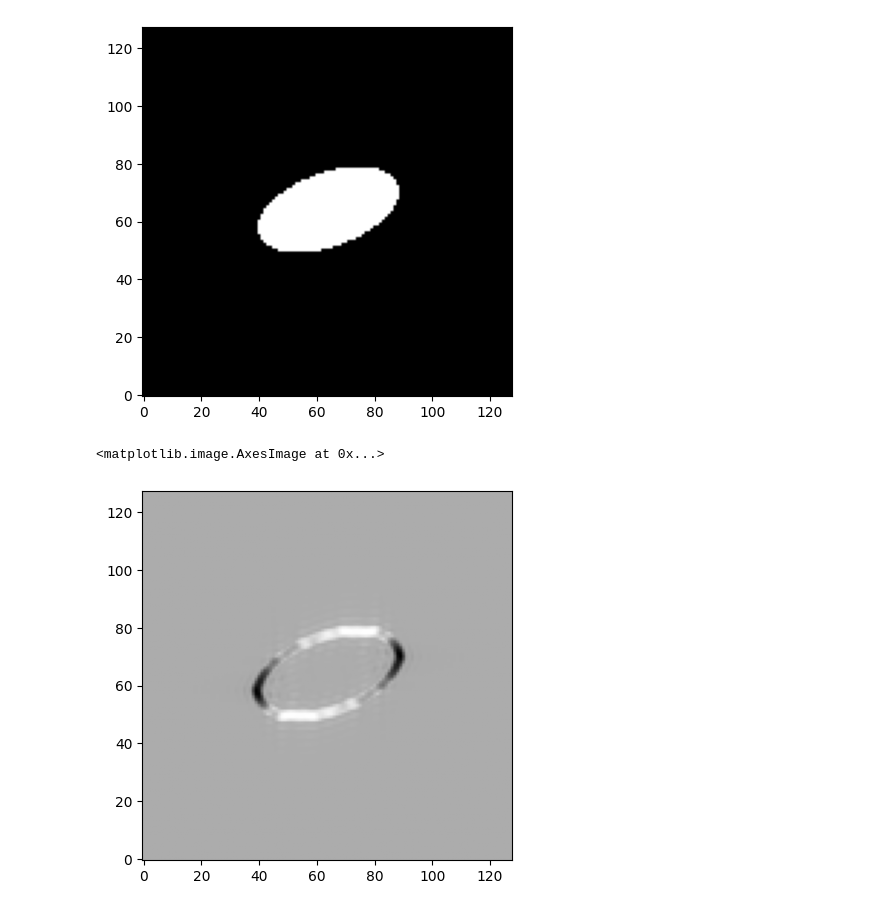
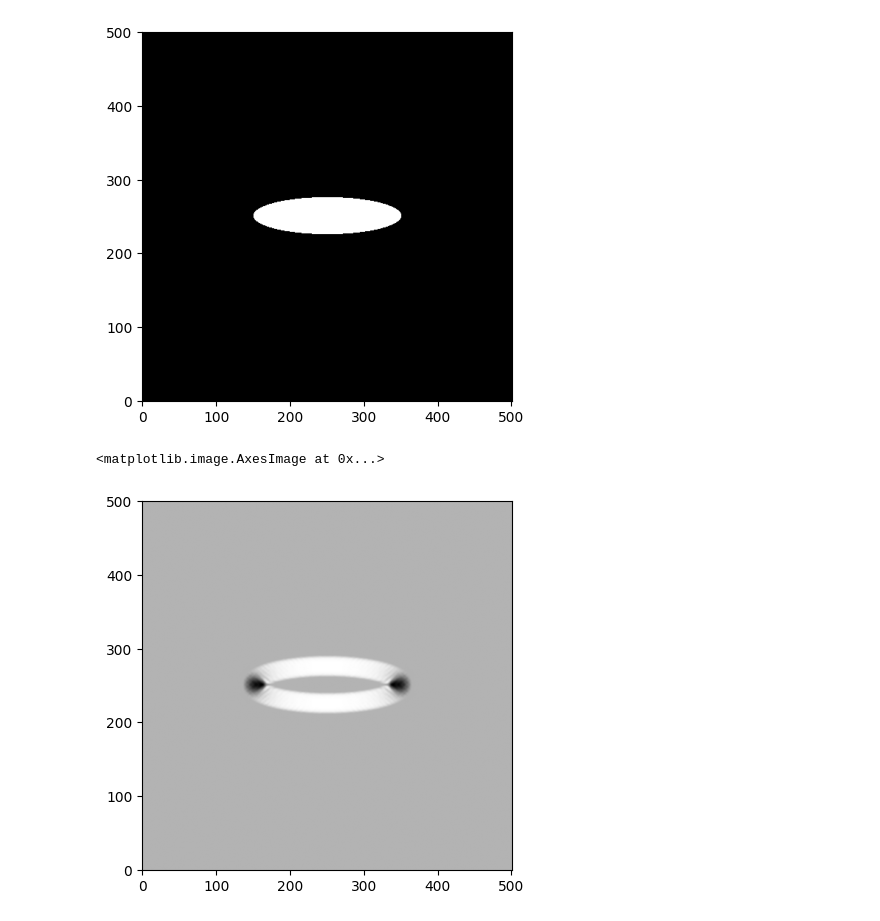
Before and after one commit to RodionovSA/metarcwa, a Jupyter notebook: test_solver.ipynb, the cells around one changed output. Saved outputs shown, nothing was run; the diff lists cells and outputs as text; code cells hidden in the pictures.

```diff
--- a/test_solver.ipynb
+++ b/test_solver.ipynb
@@ -13,52 +13,52 @@ dtype = torch.float64
 backend = TorchBackend(device=device, dtype=dtype)
 
 period = (500, 500)
-grid = (128, 128)
-M, N = 11, 11
+grid = (501, 501)
+M, N = 41, 41
 
 lattice = Lattice(period, grid, M, N)
 
-wavelenghts = torch.tensor([400.0])
-theta = torch.tensor([0.0])*np.pi/180
+wavelenghts = torch.tensor([400.0, 500.0, 600.0, 700.0, 800.0])
+theta = torch.tensor([0.0, 10.0, 20.0, 30.0, 40.0])*np.pi/180
 phi = torch.tensor([0.0])*np.pi/180
 
 source = Source(wavelenghts, theta, phi)
 # %%
 """ Build model"""
 
 # Input layer
-epsilon_in = torch.tensor([1.0])
+epsilon_in = torch.tensor([1.0, 1.0, 1.0, 1.0, 1.0])
 mat_in = Material(epsilon_in)
 obj_in = Uniform(mat_in)
 layer_in = Layer(obj_in, None, mat_in)
 
 # Output layer
-epsilon_out = torch.tensor([1.46**2])
+epsilon_out = torch.tensor([1.46**2, 1.46**2, 1.46**2, 1.46**2, 1.46**2])
 mat_out = Material(epsilon_out)
 obj_out = Uniform(mat_out)
 layer_out = Layer(obj_out, None, mat_out)
 
 # Layers
-epsilon_1 = torch.tensor([4.0**2])
-epsilon_1_bg = torch.tensor([1.0])
+epsilon_1 = torch.tensor([4.0**2, 4.0**2, 4.0**2, 4.0**2, 4.0**2])
+epsilon_1_bg = torch.tensor([1.0, 1.0, 1.0, 1.0, 1.0])
 d_1 = torch.tensor([200.0])
 center1 = torch.tensor([0.0, 0.0])
-size = torch.tensor([200.0, 100.0])
-angle = torch.tensor(20.0)*np.pi/180
+size = torch.tensor([200.0, 50.0])
+angle = torch.tensor(0.0)*np.pi/180
 obj1 = Ellipse(center1, size, Material(epsilon_1), angle=angle, soft_mask=False, smoothness=0.02)
 layer1 = Layer(obj1, d_1, Material(epsilon_1_bg))
 plt.imshow(layer1.bitmap(backend, lattice).squeeze().cpu().T, origin='lower', cmap='gray')
 
 layers = [layer_in, layer1, layer_out]
 
 model = Model(backend, lattice, layers, source)
 # %% [output]
-[figure, old version]
+[figure, new version]
 # %%
 """ Create config """
 cfg = Config(solver='python',
              use_grads=False,
-             closed_form=True,
+             closed_form=False,
              circ_truncation=False,
              inverse_regularization=1e-8,
              inverse_matrix_method='solve',
@@ -73,13 +73,14 @@ cfg = Config(solver='python',
              smlayer='Numerical')
 
 """ Create solver """
-solver = Solver(model, cfg)
+solver = Solver([model, model], cfg)
 
-inp = solver._prepare_solver_inputs()
+inp = solver._prepare_solver_inputs([((0, 0), 1.0 + 0.0j, 0.0 + 0.0j)])
 Tx = inp['models'][0][1]['tvf'][0].squeeze(0).cpu()
 Ty = inp['models'][0][1]['tvf'][1].squeeze(0).cpu()
 
+
 plt.imshow(Tx.real.T, origin='lower', cmap='gray')
 # %% [output]
 <matplotlib.image.AxesImage at 0x...>
-[figure, old version]
+[figure, new version]
```
Also changed, not shown: parts of 3 cells of this notebook, 7 other files.
